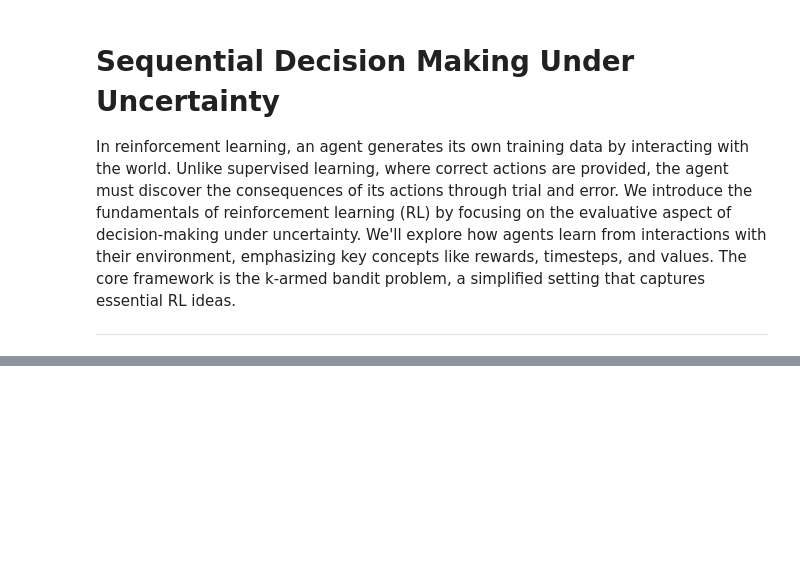
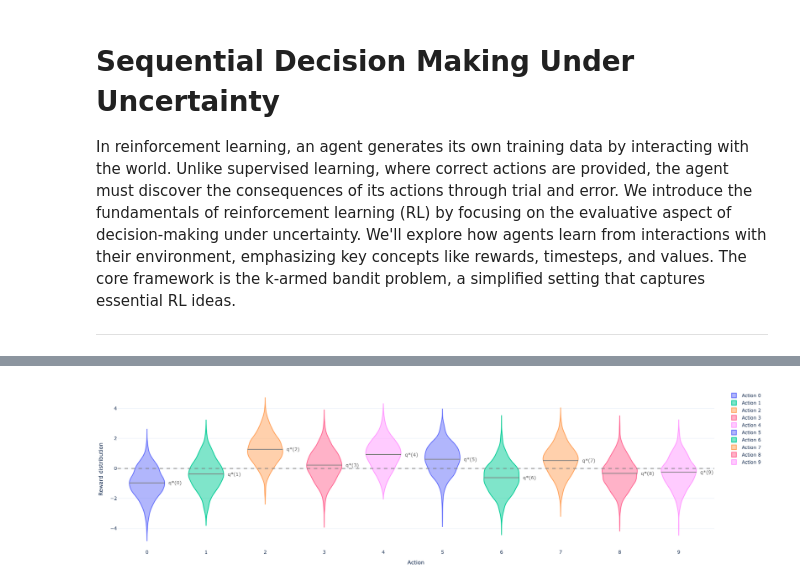
Before and after one commit to dksifoua/Reinforcement-Learning, a Jupyter notebook: notebooks/00 - Sequential Decision Making Under Uncertainty.ipynb, the cells around one changed output, grey strips where cells are left out. Cells and saved outputs as stored; diff of their text form; code cells hidden in the pictures; blank space fills up the shorter version.

Commit message:
K-armed bandit reward distribution.

```diff
--- a/notebooks/00 - Sequential Decision Making Under Uncertainty.ipynb
+++ b/notebooks/00 - Sequential Decision Making Under Uncertainty.ipynb
@@ -28,98 +43,8 @@ In the k-armed bandit setting, we do not know the action values with certainty (
 ___
 # %%
-class KArmedBanditEnvironment:
-    """K-armed bandit environment with stationary action means.
-
-    Each action ``a`` has a fixed (hidden) mean reward ``Q*(a)`` sampled once at
-    reset from ``Normal(initial_reward, 1)``. Calling :meth:`step` returns a noisy
-    reward drawn from ``Normal(Q*(a), reward_noise_std^2)``.
-
-    Args:
-        n_actions (int): Number of available actions (arms). Must be > 0.
-        initial_reward (float): Mean around which action means are initialized.
-        reward_noise_std (float, optional): Standard deviation of the observation
-            noise added on each :meth:`step`. Defaults to ``1.0``. Must be >= 0.
-        seed (int | None, optional): Random seed for reproducibility. Ignored if
-            ``rng`` is provided. Defaults to ``None``.
-        rng (np.random.Generator | None, optional): Custom NumPy random generator.
-            If ``None``, a new one is created (optionally seeded). Defaults to ``None``.
-
-    Attributes:
-        n_actions (int): Number of actions.
-        initial_reward (float): Initialization center for action means.
-        reward_noise_std (float): Observation noise standard deviation.
-        rng (np.random.Generator): Random generator used by the environment.
-        rewards (np.ndarray): Per-action means ``Q*(a)`` sampled at last reset.
-            Shape: ``(n_actions,)``.
-        best_action (int): Index of the action with the highest mean at last reset.
-
-    Examples:
-        >>> env = KArmedBanditEnvironment(n_actions=10, initial_reward=0.0, seed=123)
-        >>> env.reset() # resample action means
-        >>> r = env.step(0) # take action 0, observe reward
-        >>> env.best_action in range(env.n_actions)
-        True
-    """
-
-    __slots__ = (
-        "n_actions",
-        "initial_reward",
-        "reward_noise_std",
-        "rng",
-        "rewards",
-        "best_action",
-    )
-
-    def __init__(
-        self,
-        n_actions: int,
-        initial_reward: float,
-        reward_noise_std: float = 1.0,
-        seed: Optional[int] = None,
-        rng: Optional[np.random.Generator] = None,
-    ) -> None:
-        if n_actions <= 0:
-            raise ValueError("n_actions must be a positive integer.")
-        if reward_noise_std < 0:
-            raise ValueError("reward_noise_std must be non-negative.")
-
-        self.n_actions = n_actions
-        self.initial_reward = initial_reward
-        self.reward_noise_std = reward_noise_std
-        self.rng = rng if rng is not None else np.random.default_rng(seed)
-
-        self.rewards = np.empty(self.n_actions, dtype=float)
-        self.best_action: Optional[int] = None
-
-    def reset(self) -> None:
-        """Resample per-action mean rewards.
-
-        The per-action means ``Q*(a)`` are drawn from ``Normal(initial_reward, 1)``.
-        """
-        self.rewards = self.rng.standard_normal(self.n_actions) + self.initial_reward
-        self.best_action = np.argmax(self.rewards)
-
-    def step(self, action: int) -> float:
-        """Take an action and observe a noisy reward.
-
-        Args:
-            action (int): Index of the chosen action in ``[0, n_actions)``.
-
-        Returns:
-            float: Observed reward drawn from
-                ``Normal(Q*(action), reward_noise_std^2)``.
-
-        Raises:
-            IndexError: If ``action`` is out of bounds.
-        """
-        if self.best_action is None:
-            raise RuntimeError("Environment not ready. Call `reset()` before the first `step()`.")
-
-        if not (0 <= action < self.n_actions):
-            raise IndexError(f"action must be in [0, {self.n_actions - 1}], got {action}")
-
-        noise = 0.0 if self.reward_noise_std == 0.0 else self.rng.normal(0.0, self.reward_noise_std)
-        return self.rewards[action] + noise
+KArmedBanditEnvironment.plot_reward_distribution()
+# %% [output]
+[figure, added]
 # %% [markdown]
 ## 2. Action-Value Methods
 
```
Also changed, not shown: parts of 7 cells of this notebook, 3 other files.
